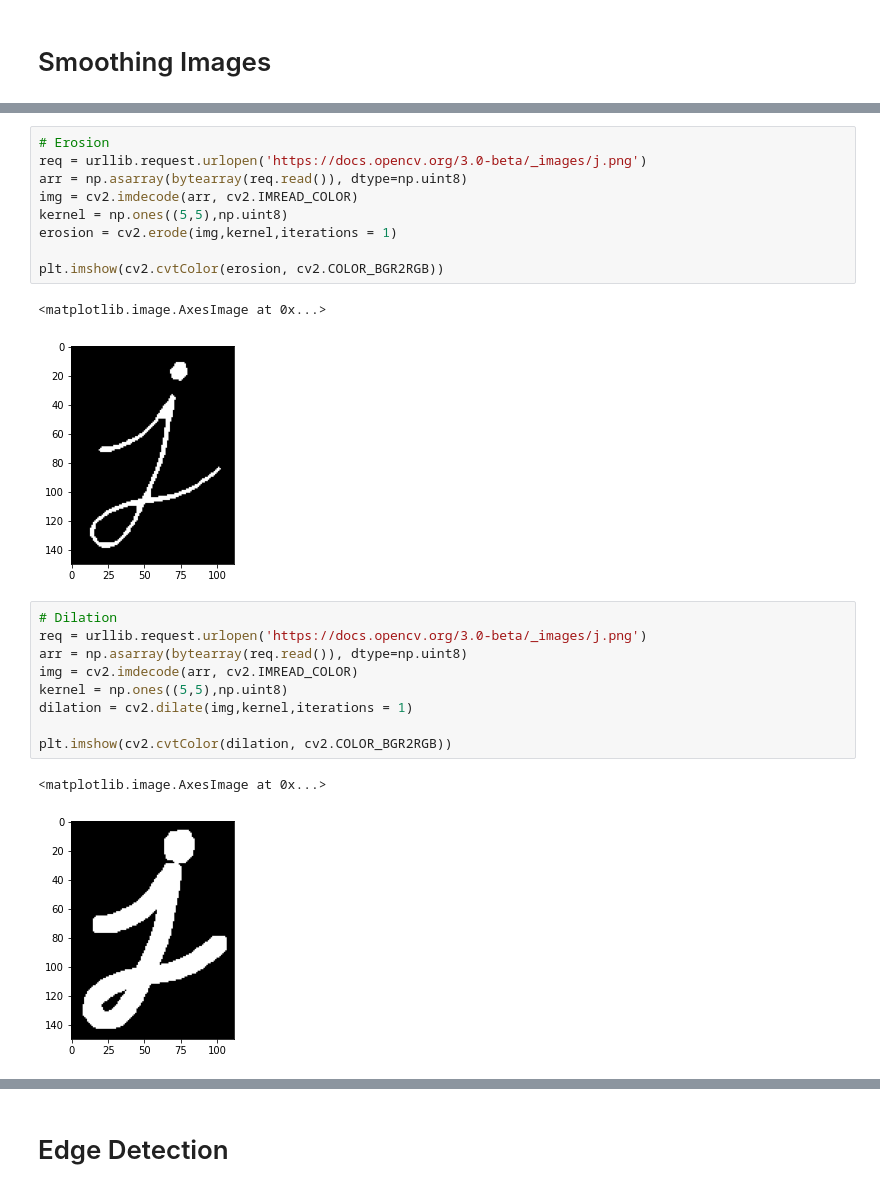
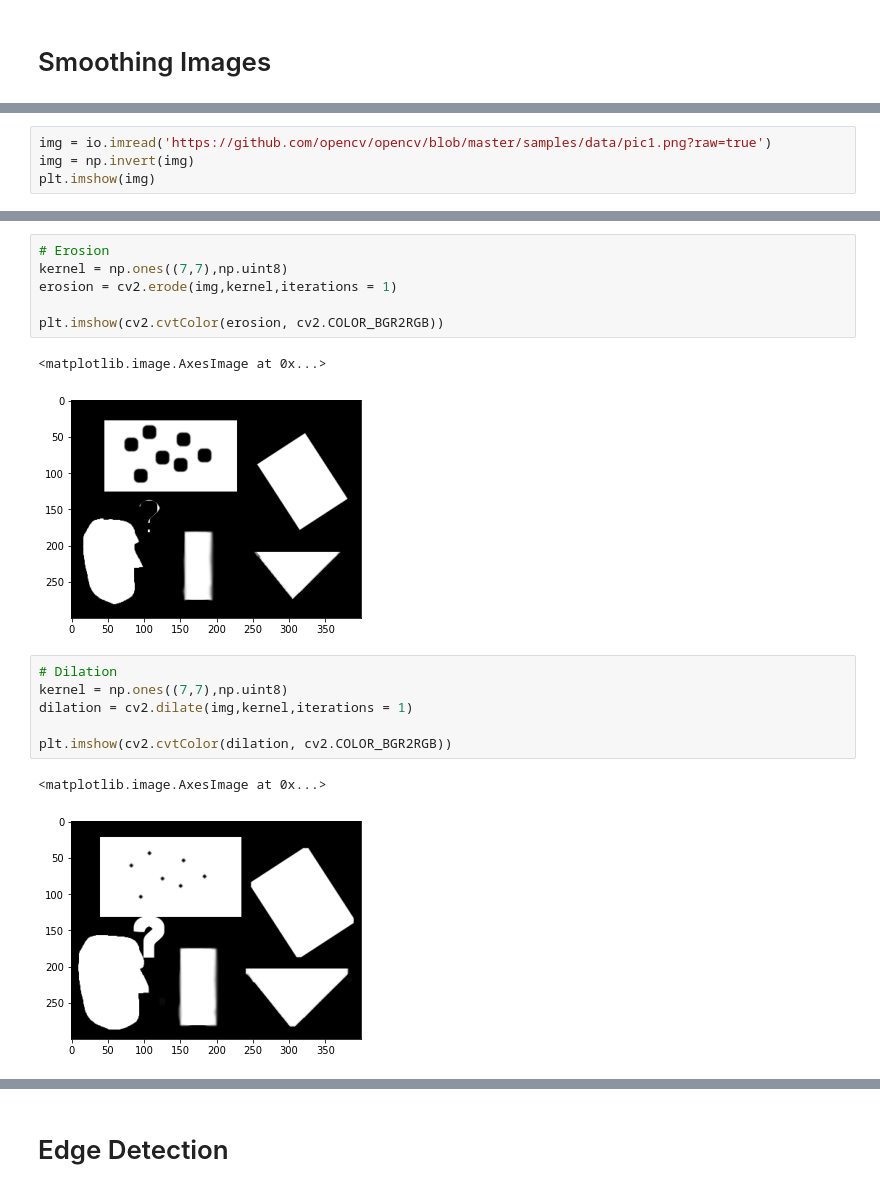
Before and after one commit to farrokhkarimi/OpenCV, a Jupyter notebook: Getting_Started_with_OpenCV.ipynb, the cells around one changed output, grey strips where cells are left out. Cells and saved outputs as stored; diff of their text form.

```diff
--- a/Getting_Started_with_OpenCV.ipynb
+++ b/Getting_Started_with_OpenCV.ipynb
@@ -374,0 +415,4 @@ blur = cv2.bilateralFilter(img,9,75,75)
+# %%
+img = io.imread('https://github.com/opencv/opencv/blob/master/samples/data/pic1.png?raw=true')
+img = np.invert(img)
+plt.imshow(img)
@@ -375,24 +422,18 @@ blur = cv2.bilateralFilter(img,9,75,75)
 # %%
 # Erosion
-req = urllib.request.urlopen('https://docs.opencv.org/3.0-beta/_images/j.png')
-arr = np.asarray(bytearray(req.read()), dtype=np.uint8)
-img = cv2.imdecode(arr, cv2.IMREAD_COLOR)
-kernel = np.ones((5,5),np.uint8)
+kernel = np.ones((7,7),np.uint8)
 erosion = cv2.erode(img,kernel,iterations = 1)
 
 plt.imshow(cv2.cvtColor(erosion, cv2.COLOR_BGR2RGB))
 # %% [output]
 <matplotlib.image.AxesImage at 0x...>
-[figure, old version]
+[figure, new version]
 # %%
 # Dilation
-req = urllib.request.urlopen('https://docs.opencv.org/3.0-beta/_images/j.png')
-arr = np.asarray(bytearray(req.read()), dtype=np.uint8)
-img = cv2.imdecode(arr, cv2.IMREAD_COLOR)
-kernel = np.ones((5,5),np.uint8)
+kernel = np.ones((7,7),np.uint8)
 dilation = cv2.dilate(img,kernel,iterations = 1)
 
 plt.imshow(cv2.cvtColor(dilation, cv2.COLOR_BGR2RGB))
 # %% [output]
 <matplotlib.image.AxesImage at 0x...>
-[figure, old version]
+[figure, new version]
```
Also changed, not shown: parts of 99 cells of this notebook.
